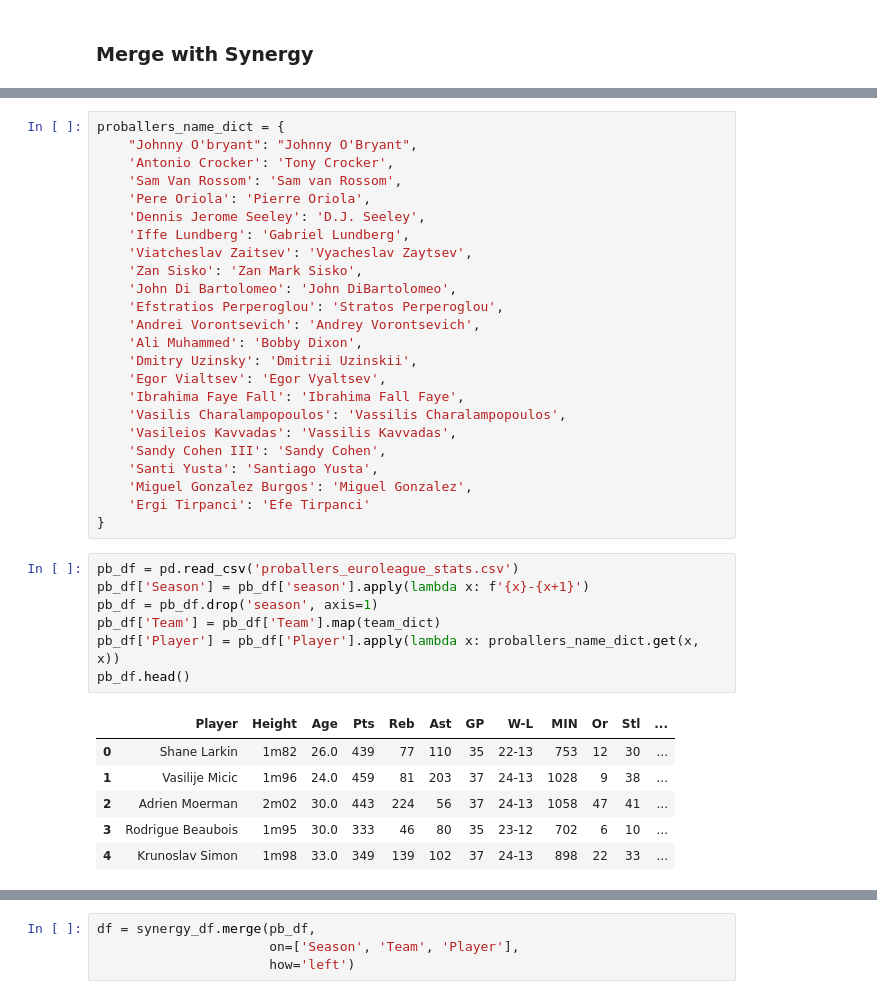
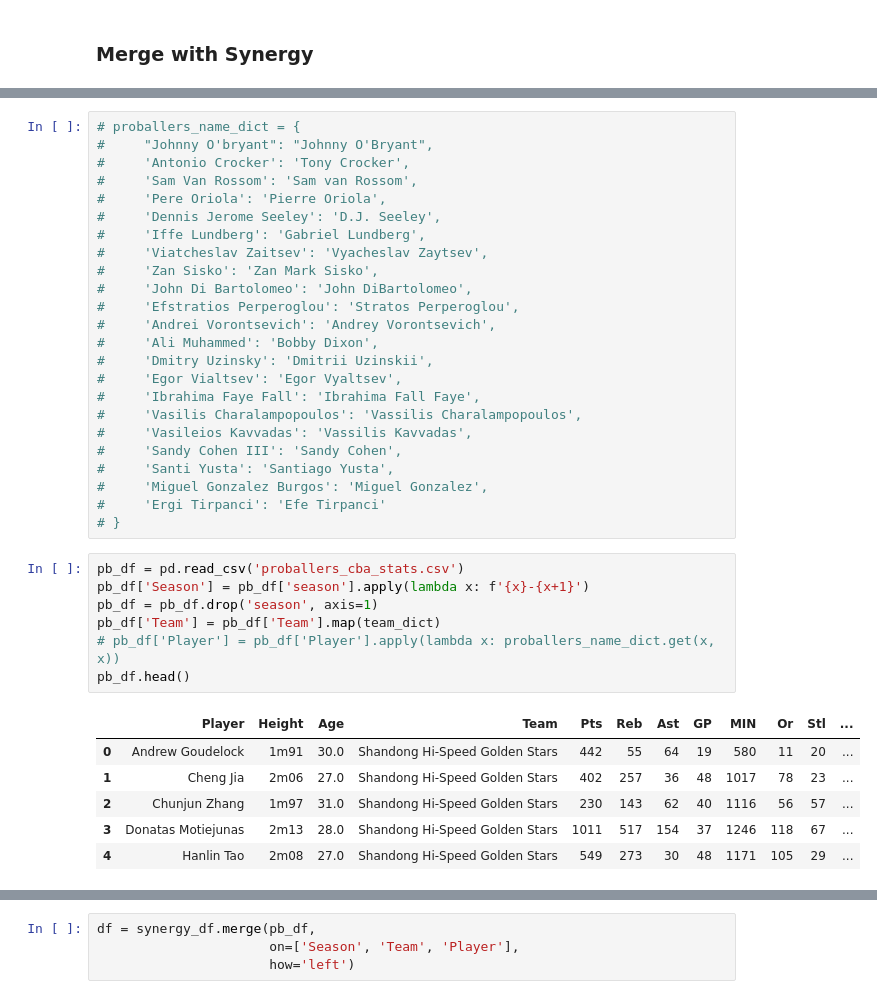
Before and after one commit to xulianrenzoku/synergy_app_clustering, a Jupyter notebook: data_processors/proballers_cba_data_processor.ipynb, the cells around one changed output, grey strips where cells are left out. Drawn from its saved outputs; the diff is of its cells as text.

```diff
--- a/data_processors/proballers_cba_data_processor.ipynb
+++ b/data_processors/proballers_cba_data_processor.ipynb
@@ -167,40 +163,40 @@ team_dict = {
 }
 # %%
-proballers_name_dict = {
-    "Johnny O'bryant": "Johnny O'Bryant",
-    'Antonio Crocker': 'Tony Crocker',
-    'Sam Van Rossom': 'Sam van Rossom',
-    'Pere Oriola': 'Pierre Oriola',
-    'Dennis Jerome Seeley': 'D.J. Seeley',
-    'Iffe Lundberg': 'Gabriel Lundberg',
-    'Viatcheslav Zaitsev': 'Vyacheslav Zaytsev',
-    'Zan Sisko': 'Zan Mark Sisko',
-    'John Di Bartolomeo': 'John DiBartolomeo',
-    'Efstratios Perperoglou': 'Stratos Perperoglou',
-    'Andrei Vorontsevich': 'Andrey Vorontsevich',
-    'Ali Muhammed': 'Bobby Dixon',
-    'Dmitry Uzinsky': 'Dmitrii Uzinskii',
-    'Egor Vialtsev': 'Egor Vyaltsev',
-    'Ibrahima Faye Fall': 'Ibrahima Fall Faye',
-    'Vasilis Charalampopoulos': 'Vassilis Charalampopoulos',
-    'Vasileios Kavvadas': 'Vassilis Kavvadas',
-    'Sandy Cohen III': 'Sandy Cohen',
-    'Santi Yusta': 'Santiago Yusta',
-    'Miguel Gonzalez Burgos': 'Miguel Gonzalez',
-    'Ergi Tirpanci': 'Efe Tirpanci'
-}
+# proballers_name_dict = {
+#     "Johnny O'bryant": "Johnny O'Bryant",
+#     'Antonio Crocker': 'Tony Crocker',
+#     'Sam Van Rossom': 'Sam van Rossom',
+#     'Pere Oriola': 'Pierre Oriola',
+#     'Dennis Jerome Seeley': 'D.J. Seeley',
+#     'Iffe Lundberg': 'Gabriel Lundberg',
+#     'Viatcheslav Zaitsev': 'Vyacheslav Zaytsev',
+#     'Zan Sisko': 'Zan Mark Sisko',
+#     'John Di Bartolomeo': 'John DiBartolomeo',
+#     'Efstratios Perperoglou': 'Stratos Perperoglou',
+#     'Andrei Vorontsevich': 'Andrey Vorontsevich',
+#     'Ali Muhammed': 'Bobby Dixon',
+#     'Dmitry Uzinsky': 'Dmitrii Uzinskii',
+#     'Egor Vialtsev': 'Egor Vyaltsev',
+#     'Ibrahima Faye Fall': 'Ibrahima Fall Faye',
+#     'Vasilis Charalampopoulos': 'Vassilis Charalampopoulos',
+#     'Vasileios Kavvadas': 'Vassilis Kavvadas',
+#     'Sandy Cohen III': 'Sandy Cohen',
+#     'Santi Yusta': 'Santiago Yusta',
+#     'Miguel Gonzalez Burgos': 'Miguel Gonzalez',
+#     'Ergi Tirpanci': 'Efe Tirpanci'
+# }
 # %%
-pb_df = pd.read_csv('proballers_euroleague_stats.csv')
+pb_df = pd.read_csv('proballers_cba_stats.csv')
 pb_df['Season'] = pb_df['season'].apply(lambda x: f'{x}-{x+1}')
 pb_df = pb_df.drop('season', axis=1)
 pb_df['Team'] = pb_df['Team'].map(team_dict)
-pb_df['Player'] = pb_df['Player'].apply(lambda x: proballers_name_dict.get(x, x))
+# pb_df['Player'] = pb_df['Player'].apply(lambda x: proballers_name_dict.get(x, x))
 pb_df.head()
 # %% [output]
-|  | Player | Height | Age | Pts | Reb | Ast | GP | W-L | MIN | Or | Stl | ... |
-| 0 | Shane Larkin | 1m82 | 26.0 | 439 | 77 | 110 | 35 | 22-13 | 753 | 12 | 30 | ... |
-| 1 | Vasilije Micic | 1m96 | 24.0 | 459 | 81 | 203 | 37 | 24-13 | 1028 | 9 | 38 | ... |
-| 2 | Adrien Moerman | 2m02 | 30.0 | 443 | 224 | 56 | 37 | 24-13 | 1058 | 47 | 41 | ... |
-| 3 | Rodrigue Beaubois | 1m95 | 30.0 | 333 | 46 | 80 | 35 | 23-12 | 702 | 6 | 10 | ... |
-| 4 | Krunoslav Simon | 1m98 | 33.0 | 349 | 139 | 102 | 37 | 24-13 | 898 | 22 | 33 | ... |
+|  | Player | Height | Age | Team | Pts | Reb | Ast | GP | MIN | Or | Stl | ... |
+| 0 | Andrew Goudelock | 1m91 | 30.0 | Shandong Hi-Speed Golden Stars | 442 | 55 | 64 | 19 | 580 | 11 | 20 | ... |
+| 1 | Cheng Jia | 2m06 | 27.0 | Shandong Hi-Speed Golden Stars | 402 | 257 | 36 | 48 | 1017 | 78 | 23 | ... |
+| 2 | Chunjun Zhang | 1m97 | 31.0 | Shandong Hi-Speed Golden Stars | 230 | 143 | 62 | 40 | 1116 | 56 | 57 | ... |
+| 3 | Donatas Motiejunas | 2m13 | 28.0 | Shandong Hi-Speed Golden Stars | 1011 | 517 | 154 | 37 | 1246 | 118 | 67 | ... |
+| 4 | Hanlin Tao | 2m08 | 27.0 | Shandong Hi-Speed Golden Stars | 549 | 273 | 30 | 48 | 1171 | 105 | 29 | ... |
 # %%
```
Also changed, not shown: parts of 3 cells of this notebook.
